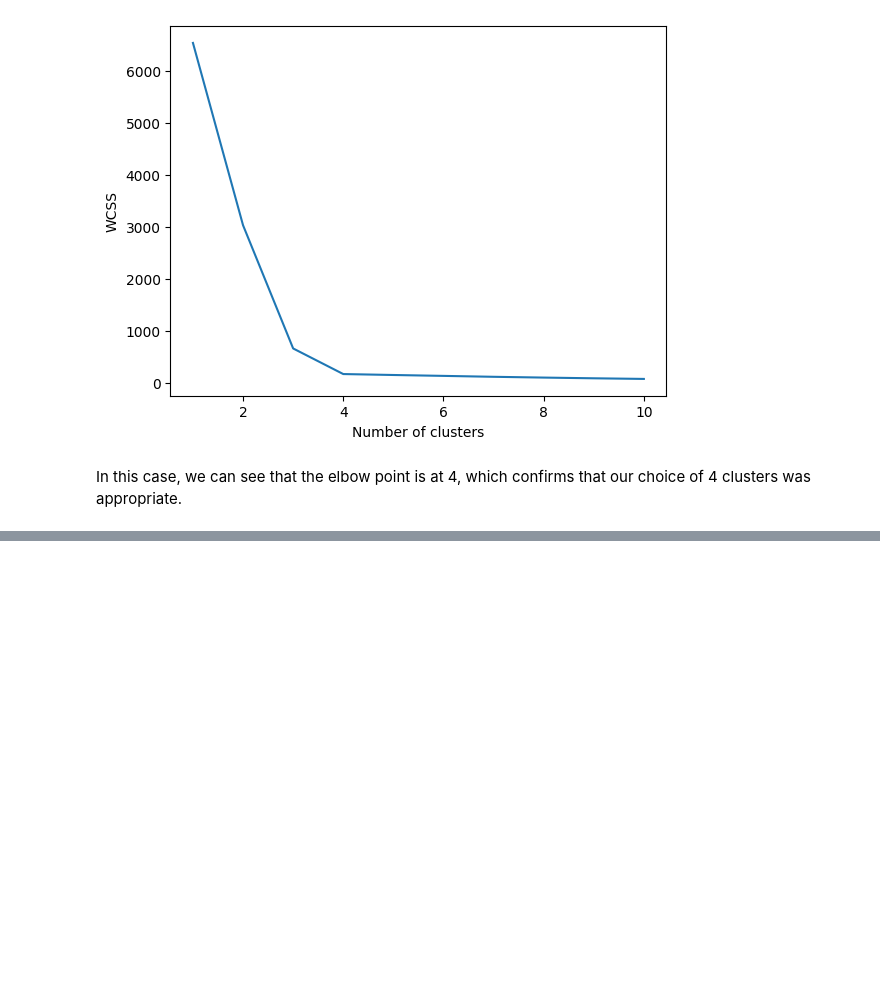
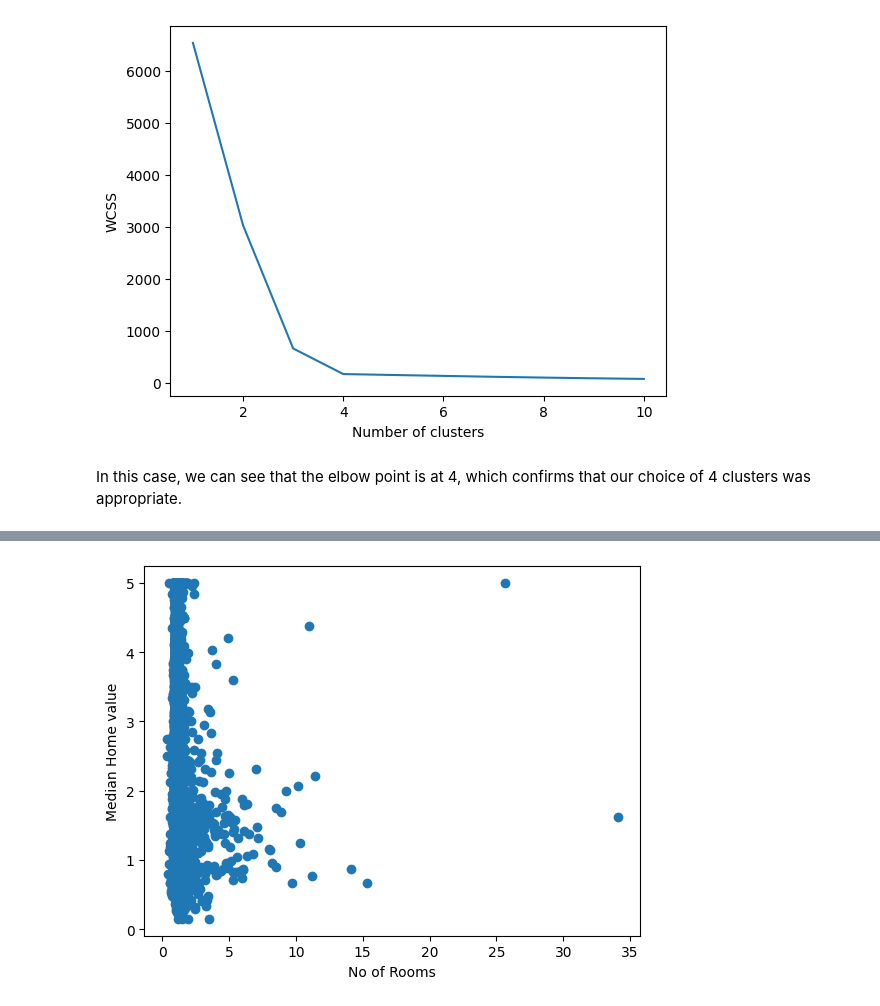
Before and after one commit to chaidosa/100-days-of-DS, a Jupyter notebook: Day_11_to_15.ipynb, the cells around one changed output, grey strips where cells are left out. Saved outputs shown, nothing was run; the diff lists cells and outputs as text; code cells hidden in the pictures; blank space fills up the shorter version.

```diff
--- a/Day_11_to_15.ipynb
+++ b/Day_11_to_15.ipynb
@@ -160,0 +176,11 @@ In this notebook, we've explored the concept of clustering in data science and i
+# %%
+import pandas as pd
+import numpy as np
+import matplotlib.pyplot as plt
+# from sklearn.datasets import load_boston
+from sklearn.datasets import fetch_california_housing
+housing = fetch_california_housing()
+# boston = load_boston()
+df = pd.DataFrame(housing.data, columns=housing.feature_names)
+df['target'] = housing.target
+housing.feature_names
@@ -160,0 +196,10 @@ In this notebook, we've explored the concept of clustering in data science and i
+# %%
+X = df['AveBedrms'].values.reshape(-1, 1)
+y = df['target'].values.reshape(-1, 1)
+
+plt.scatter(X, y)
+plt.xlabel('No of Rooms')
+plt.ylabel('Median Home value')
+plt.show()
+# %% [output]
+[figure, added]
```
Also changed, not shown: parts of 26 cells of this notebook.
